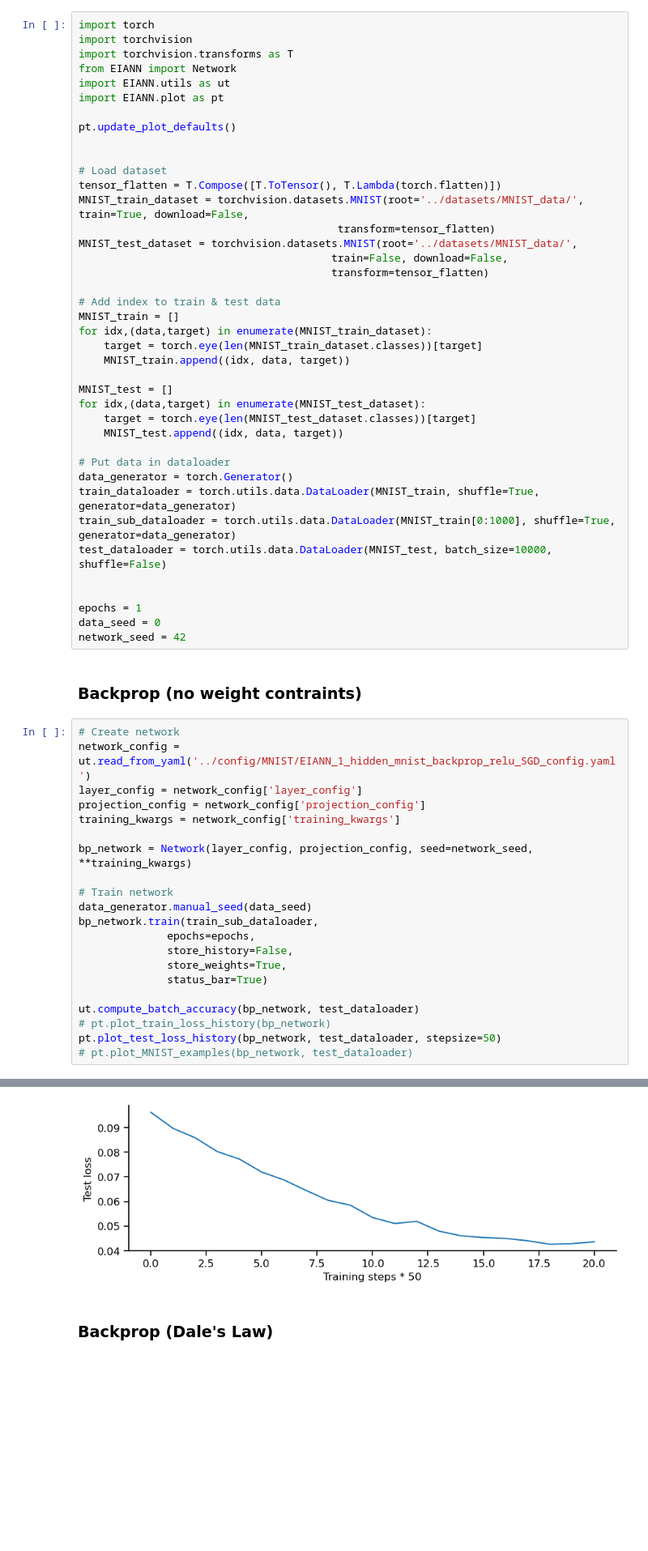
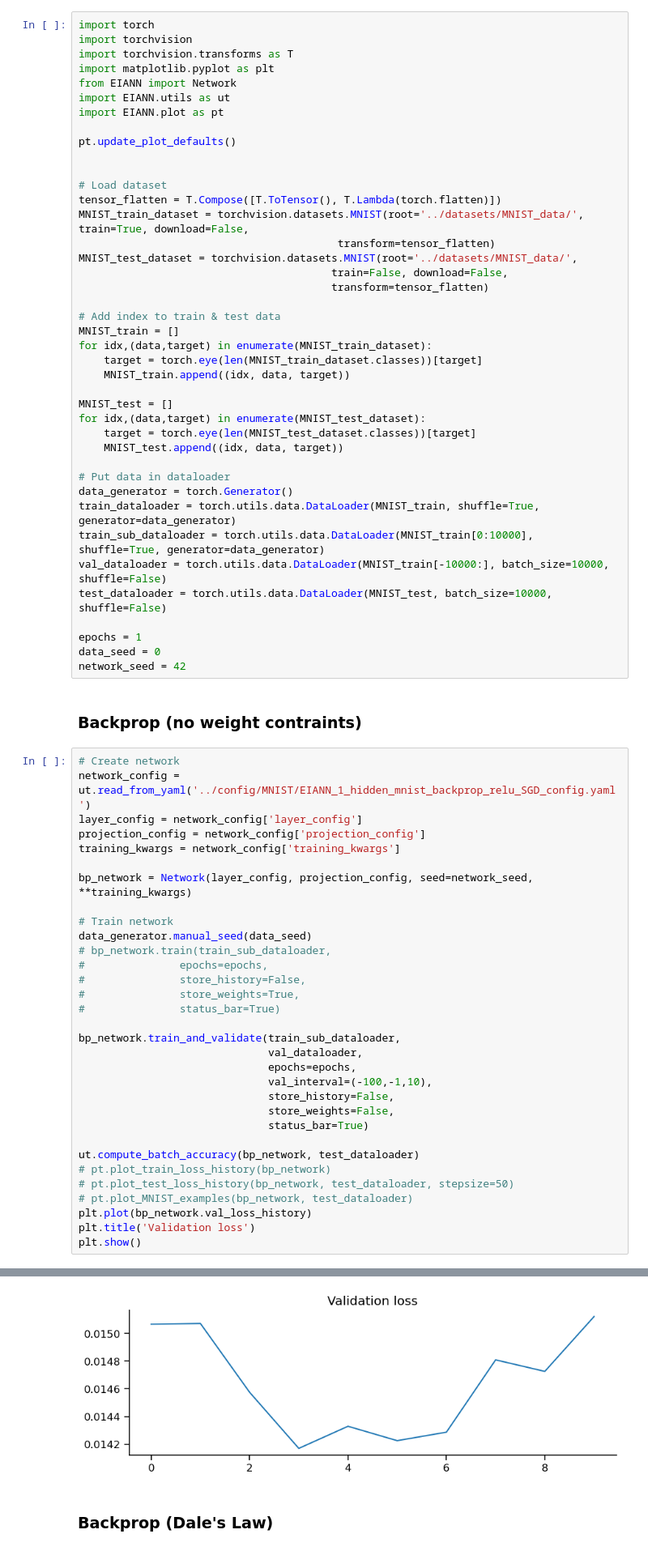
Before and after one commit to Milstein-Lab/EIANN, a Jupyter notebook: EIANN/notebooks/MNIST_1hidden.ipynb, the cells around one changed output, grey strips where cells are left out. Shown at 81% size. Saved outputs shown, nothing was run; the diff lists cells and outputs as text; blank space fills up the shorter version.

Commit message:
added train_and_validate function

```diff
--- a/EIANN/notebooks/MNIST_1hidden.ipynb
+++ b/EIANN/notebooks/MNIST_1hidden.ipynb
@@ -4,6 +4,7 @@
 import torch
 import torchvision
 import torchvision.transforms as T
+import matplotlib.pyplot as plt
 from EIANN import Network
 import EIANN.utils as ut
 import EIANN.plot as pt
@@ -33,9 +34,9 @@ for idx,(data,target) in enumerate(MNIST_test_dataset):
 # Put data in dataloader
 data_generator = torch.Generator()
 train_dataloader = torch.utils.data.DataLoader(MNIST_train, shuffle=True, generator=data_generator)
-train_sub_dataloader = torch.utils.data.DataLoader(MNIST_train[0:1000], shuffle=True, generator=data_generator)
+train_sub_dataloader = torch.utils.data.DataLoader(MNIST_train[0:10000], shuffle=True, generator=data_generator)
+val_dataloader = torch.utils.data.DataLoader(MNIST_train[-10000:], batch_size=10000, shuffle=False)
 test_dataloader = torch.utils.data.DataLoader(MNIST_test, batch_size=10000, shuffle=False)
-
 
 epochs = 1
 data_seed = 0
@@ -53,14 +54,25 @@ bp_network = Network(layer_config, projection_config, seed=network_seed, **train
 
 # Train network
 data_generator.manual_seed(data_seed)
-bp_network.train(train_sub_dataloader,
-              epochs=epochs,
-              store_history=False,
-              store_weights=True,
-              status_bar=True)
+# bp_network.train(train_sub_dataloader,
+#               epochs=epochs,
+#               store_history=False,
+#               store_weights=True,
+#               status_bar=True)
+
+bp_network.train_and_validate(train_sub_dataloader,
+                              val_dataloader,
+                              epochs=epochs,
+                              val_interval=(-100,-1,10),
+                              store_history=False,
+                              store_weights=False,
+                              status_bar=True)
 
 ut.compute_batch_accuracy(bp_network, test_dataloader)
 # pt.plot_train_loss_history(bp_network)
-pt.plot_test_loss_history(bp_network, test_dataloader, stepsize=50)
+# pt.plot_test_loss_history(bp_network, test_dataloader, stepsize=50)
 # pt.plot_MNIST_examples(bp_network, test_dataloader)
+plt.plot(bp_network.val_loss_history)
+plt.title('Validation loss')
+plt.show()
 # %% [output]
@@ -68,4 +80,4 @@ Batch accuracy = 73.37999725341797%
-[figure, old version]
+[figure, new version]
 # %% [markdown]
 ### Backprop (Dale's Law)
 # %%
```
Also changed, not shown: parts of 4 cells of this notebook, 3 other files.
